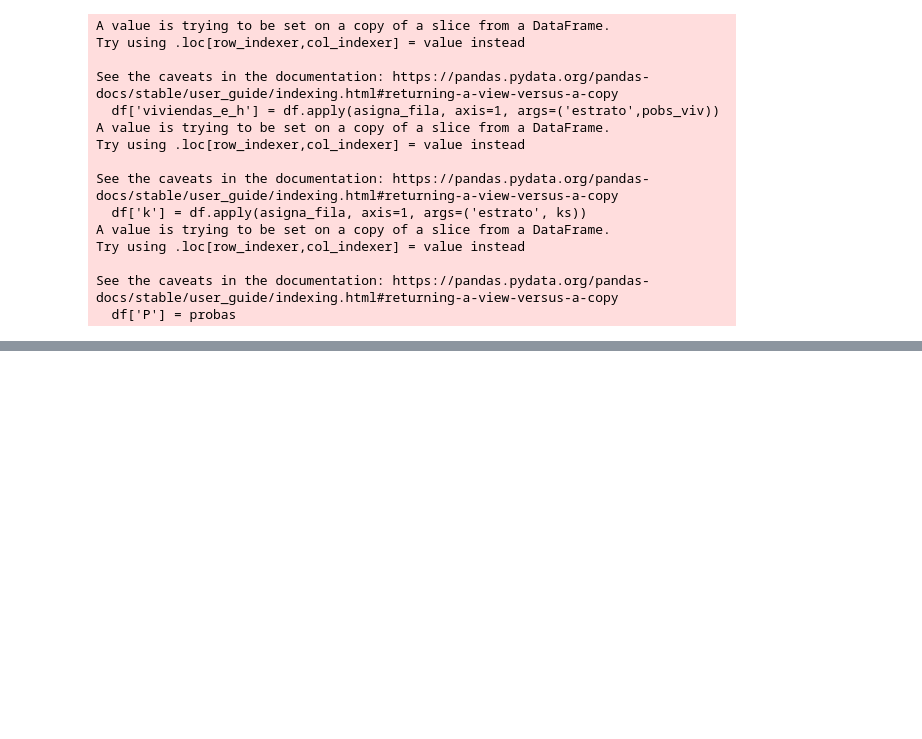
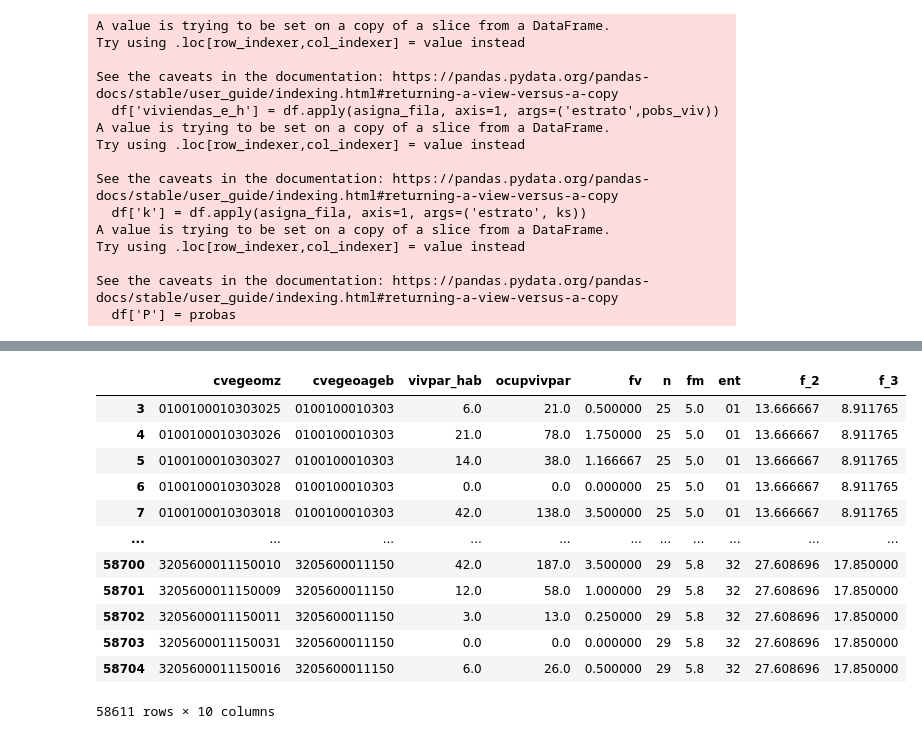
Before and after one commit to sergiohzlz/enasama_factores, a Jupyter notebook: 02_analisis_marco_probabilidades.ipynb, the cells around one changed output, grey strips where cells are left out. Cells and saved outputs as stored; diff of their text form; code cells hidden in the pictures; blank space fills up the shorter version.

```diff
--- a/02_analisis_marco_probabilidades.ipynb
+++ b/02_analisis_marco_probabilidades.ipynb
@@ -420,0 +603,3 @@ df
+# %%
+mzas_urbanas['fv'] = mzas_urbanas['vivpar_hab'] / prom_viv_u
+mzas_urbanas
@@ -420,0 +640,6 @@ df
+# %%
+# mzas_muestra son las manzanas que tenemos en la
+# muestra y hay que ubicarlas en el cálculo de
+#
+mzas_ageb =  mzas[mzas.index.isin(mzas_muestra)]
+mzas_ageb
@@ -420,0 +693,7 @@ df
+# %%
+# hasta este momento se tienen los factores a nivel manzana
+# hay que separar las mzas_agebs en su estrato para juntarla
+# con las f_2 o f_3 como corresponda
+#
+mzas_ageb = mzas_ageb.reset_index().merge(factores_agebs[['f_2','f_3','ent']], how='right', on='ent')
+mzas_ageb
@@ -420,0 +714,18 @@ df
+# %%
+factores_urbanos = mzas_urbanas.reset_index().merge(mzas_ageb, how='right', on='cvegeoageb').dropna()
+# %%
+factores_urbanos
+# %% [output]
+|  | cvegeomz | cvegeoageb | vivpar_hab | ocupvivpar | fv | n | fm | ent | f_2 | f_3 |
+| 3 | 0100100010303025 | 0100100010303 | 6.0 | 21.0 | 0.500000 | 25 | 5.0 | 01 | 13.666667 | 8.911765 |
+| 4 | 0100100010303026 | 0100100010303 | 21.0 | 78.0 | 1.750000 | 25 | 5.0 | 01 | 13.666667 | 8.911765 |
+| 5 | 0100100010303027 | 0100100010303 | 14.0 | 38.0 | 1.166667 | 25 | 5.0 | 01 | 13.666667 | 8.911765 |
+| 6 | 0100100010303028 | 0100100010303 | 0.0 | 0.0 | 0.000000 | 25 | 5.0 | 01 | 13.666667 | 8.911765 |
+| 7 | 0100100010303018 | 0100100010303 | 42.0 | 138.0 | 3.500000 | 25 | 5.0 | 01 | 13.666667 | 8.911765 |
+| ... | ... | ... | ... | ... | ... | ... | ... | ... | ... | ... |
+| 58700 | 3205600011150010 | 3205600011150 | 42.0 | 187.0 | 3.500000 | 29 | 5.8 | 32 | 27.608696 | 17.850000 |
+| 58701 | 3205600011150009 | 3205600011150 | 12.0 | 58.0 | 1.000000 | 29 | 5.8 | 32 | 27.608696 | 17.850000 |
+| 58702 | 3205600011150011 | 3205600011150 | 3.0 | 13.0 | 0.250000 | 29 | 5.8 | 32 | 27.608696 | 17.850000 |
+| 58703 | 3205600011150031 | 3205600011150 | 0.0 | 0.0 | 0.000000 | 29 | 5.8 | 32 | 27.608696 | 17.850000 |
+| 58704 | 3205600011150016 | 3205600011150 | 6.0 | 26.0 | 0.500000 | 29 | 5.8 | 32 | 27.608696 | 17.850000 |
+58611 rows × 10 columns
```
Also changed, not shown: parts of 44 cells of this notebook.
